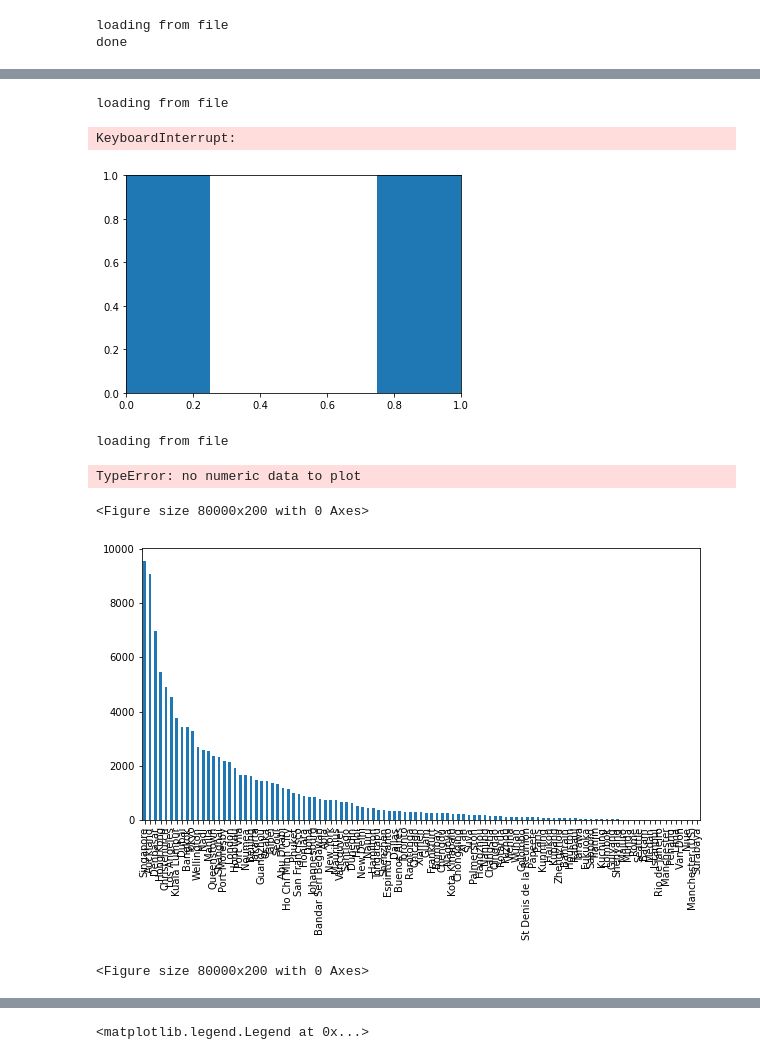
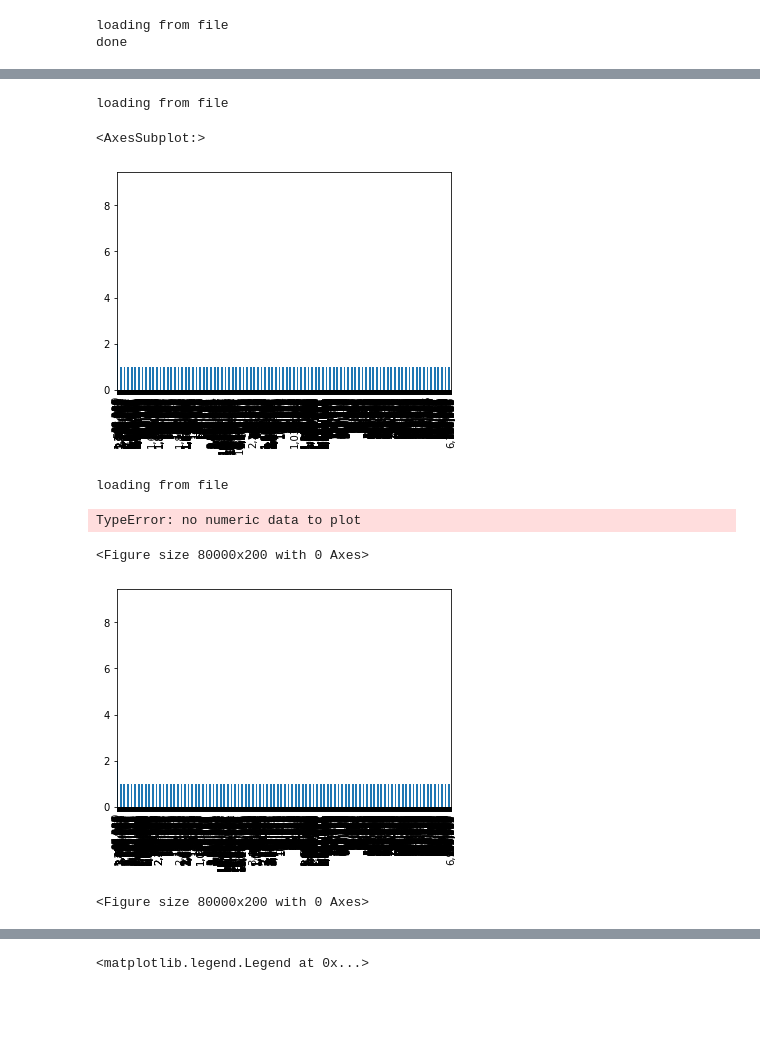
Before and after one commit to edward-jiang3649/data_project, a Jupyter notebook: Data_project copy.ipynb, the cells around one changed output, grey strips where cells are left out. Cells and saved outputs as stored; diff of their text form; code cells hidden in the pictures; blank space fills up the shorter version.

```diff
--- a/Data_project copy.ipynb
+++ b/Data_project copy.ipynb
@@ -103,16 +94,16 @@ NameError: name 'flights' is not defined
 # %%
 import pandas as pd
-if os.path.isfile("airlineflights.csv"):
-    filepath = "airlineflights.csv"
+if os.path.isfile("AirFlights.csv"):
+    filepath = "AirFlights.csv"
     print("loading from file")
 else:
     print("loading from the internet")
 
 flights = pd.read_csv(filepath)
-flights["Max_Seats"].value_counts().plot(kind="bar")
+flights["DRATOTAL"].value_counts().plot(kind="bar")
 # %% [output]
 loading from file
-KeyboardInterrupt:
+<AxesSubplot:>
-[figure, old version]
+[figure, new version]
 # %%
 import pandas as pd
@@ -129,13 +120,13 @@ loading from file
 TypeError: no numeric data to plot
 # %%
 from matplotlib.pyplot import figure
-afcsv = flights["International_City"].value_counts()
+afcsv = flights["TATOTAL"].value_counts()
 afcsv.plot(kind="bar")
 
 figure(figsize=(400, 1), dpi=200)
 # %% [output]
 <Figure size 80000x200 with 0 Axes>
-[figure, old version]
+[figure, new version]
 <Figure size 80000x200 with 0 Axes>
 # %%
 import matplotlib
```
Also changed, not shown: parts of 14 cells of this notebook.
